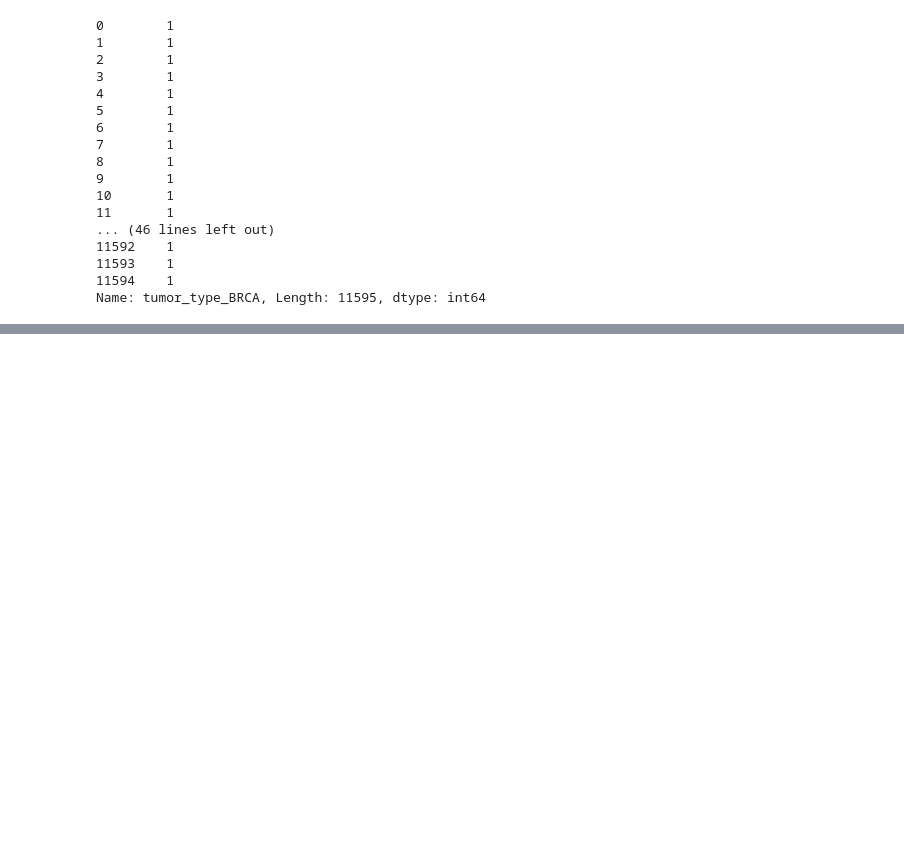
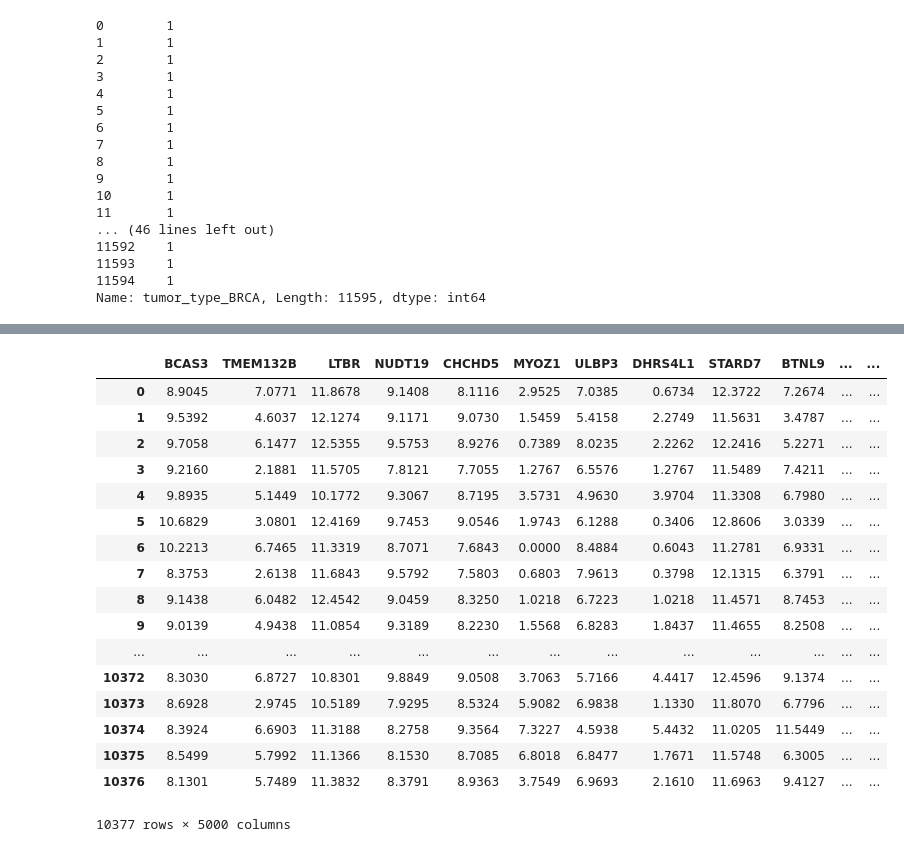
Before and after one commit to DEIB-GECO/brca_subtype, a Jupyter notebook: notebooks/Data Preparation.ipynb, the cells around one changed output, grey strips where cells are left out. Drawn from its saved outputs; the diff is of its cells as text; code cells hidden in the pictures; blank space fills up the shorter version.

```diff
--- a/notebooks/Data Preparation.ipynb
+++ b/notebooks/Data Preparation.ipynb
@@ -674,3 +719,12 @@ one_hot["tumor_type_BRCA"]
 11593    1
 11594    1
 Name: tumor_type_BRCA, Length: 11595, dtype: int64
+# %%
+tcga_no_brca = pd.read_pickle("../data/tcga_filtered_no_brca.pkl")
+ciriello_brca = pd.read_pickle("../data/ciriello_brca_filtered_train.pkl")
+target = ciriello_brca["Ciriello_subtype"]
+ciriello_brca.drop(["Ciriello_subtype"], axis="columns", inplace=True)
+# %%
+selector = SelectKBest(mutual_info_classif, k=5000).fit(ciriello_brca, target)
+relevant_idx = selector.get_support()
+relevant_genes = ciriello_brca.columns[relevant_idx]
@@ -676,0 +754,24 @@ Name: tumor_type_BRCA, Length: 11595, dtype: int64
+# %%
+ciriello_brca_5k = ciriello_brca[relevant_genes]
+tcga_no_brca_5k = tcga_no_brca[relevant_genes]
+# %%
+tcga_no_brca_5k
+# %% [output]
+|  | BCAS3 | TMEM132B | LTBR | NUDT19 | CHCHD5 | MYOZ1 | ULBP3 | DHRS4L1 | STARD7 | BTNL9 | ... | ... |
+| 0 | 8.9045 | 7.0771 | 11.8678 | 9.1408 | 8.1116 | 2.9525 | 7.0385 | 0.6734 | 12.3722 | 7.2674 | ... | ... |
+| 1 | 9.5392 | 4.6037 | 12.1274 | 9.1171 | 9.0730 | 1.5459 | 5.4158 | 2.2749 | 11.5631 | 3.4787 | ... | ... |
+| 2 | 9.7058 | 6.1477 | 12.5355 | 9.5753 | 8.9276 | 0.7389 | 8.0235 | 2.2262 | 12.2416 | 5.2271 | ... | ... |
+| 3 | 9.2160 | 2.1881 | 11.5705 | 7.8121 | 7.7055 | 1.2767 | 6.5576 | 1.2767 | 11.5489 | 7.4211 | ... | ... |
+| 4 | 9.8935 | 5.1449 | 10.1772 | 9.3067 | 8.7195 | 3.5731 | 4.9630 | 3.9704 | 11.3308 | 6.7980 | ... | ... |
+| 5 | 10.6829 | 3.0801 | 12.4169 | 9.7453 | 9.0546 | 1.9743 | 6.1288 | 0.3406 | 12.8606 | 3.0339 | ... | ... |
+| 6 | 10.2213 | 6.7465 | 11.3319 | 8.7071 | 7.6843 | 0.0000 | 8.4884 | 0.6043 | 11.2781 | 6.9331 | ... | ... |
+| 7 | 8.3753 | 2.6138 | 11.6843 | 9.5792 | 7.5803 | 0.6803 | 7.9613 | 0.3798 | 12.1315 | 6.3791 | ... | ... |
+| 8 | 9.1438 | 6.0482 | 12.4542 | 9.0459 | 8.3250 | 1.0218 | 6.7223 | 1.0218 | 11.4571 | 8.7453 | ... | ... |
+| 9 | 9.0139 | 4.9438 | 11.0854 | 9.3189 | 8.2230 | 1.5568 | 6.8283 | 1.8437 | 11.4655 | 8.2508 | ... | ... |
+| ... | ... | ... | ... | ... | ... | ... | ... | ... | ... | ... | ... | ... |
+| 10372 | 8.3030 | 6.8727 | 10.8301 | 9.8849 | 9.0508 | 3.7063 | 5.7166 | 4.4417 | 12.4596 | 9.1374 | ... | ... |
+| 10373 | 8.6928 | 2.9745 | 10.5189 | 7.9295 | 8.5324 | 5.9082 | 6.9838 | 1.1330 | 11.8070 | 6.7796 | ... | ... |
+| 10374 | 8.3924 | 6.6903 | 11.3188 | 8.2758 | 9.3564 | 7.3227 | 4.5938 | 5.4432 | 11.0205 | 11.5449 | ... | ... |
+| 10375 | 8.5499 | 5.7992 | 11.1366 | 8.1530 | 8.7085 | 6.8018 | 6.8477 | 1.7671 | 11.5748 | 6.3005 | ... | ... |
+| 10376 | 8.1301 | 5.7489 | 11.3832 | 8.3791 | 8.9363 | 3.7549 | 6.9693 | 2.1610 | 11.6963 | 9.4127 | ... | ... |
+10377 rows × 5000 columns
```
Also changed, not shown: parts of 11 cells of this notebook.
